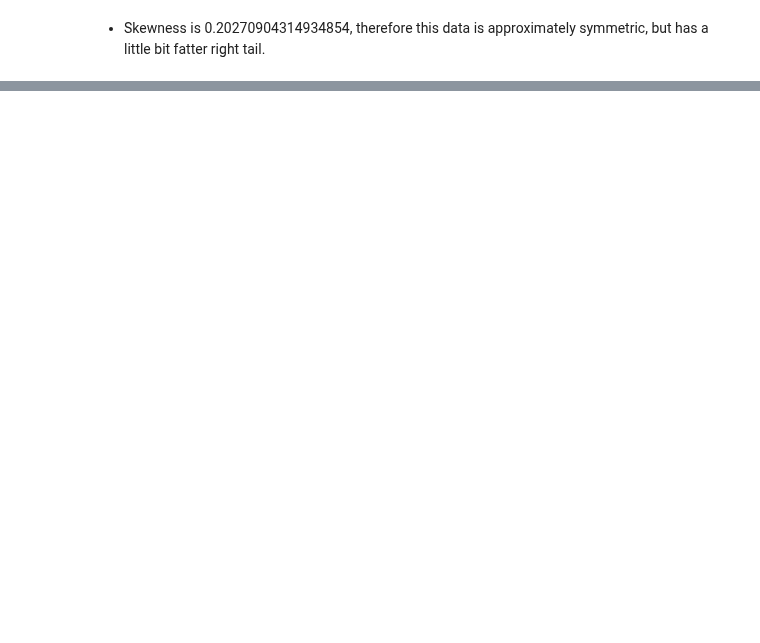
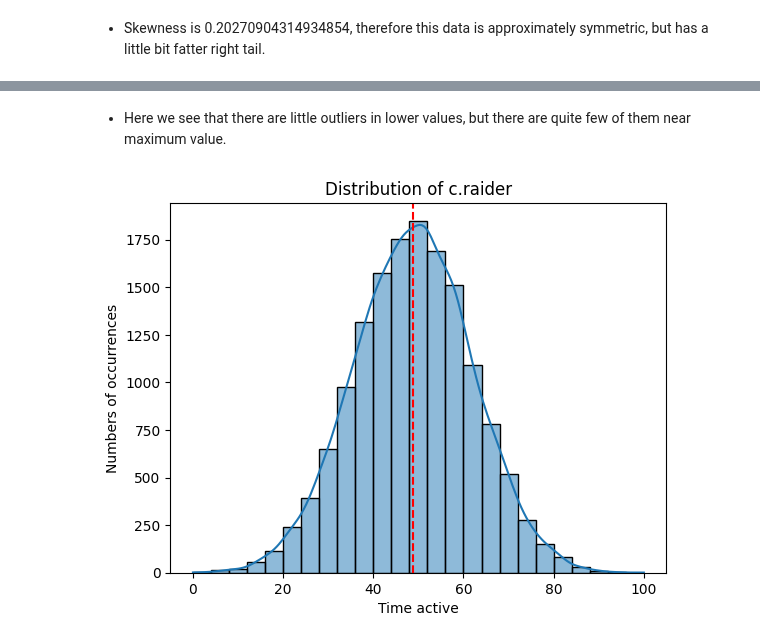
Before and after one commit to MBabiar/IAU-Project, a Jupyter notebook: src/main.ipynb, the cells around one changed output, grey strips where cells are left out. Cells and saved outputs as stored; diff of their text form; code cells hidden in the pictures; blank space fills up the shorter version.

```diff
--- a/src/main.ipynb
+++ b/src/main.ipynb
@@ -182,0 +401,15 @@ plt.show()
+# %% [markdown]
+-   Here we see that there are little outliers in lower values, but there are quite few of them near maximum value.
+# %%
+raider_data = dataset["connections"]["c.raider"]
+
+raider_mean = raider_data.mean()
+
+sns.histplot(raider_data, bins=25, kde=True)
+plt.axvline(raider_mean, color="r", linestyle="--", label=f"Mean: {raider_mean:.2f}")
+plt.title("Distribution of c.raider")
+plt.xlabel("Time active")
+plt.ylabel("Numbers of occurrences")
+plt.show()
+# %% [output]
+[figure, added]
```
Also changed, not shown: parts of 25 cells of this notebook.
